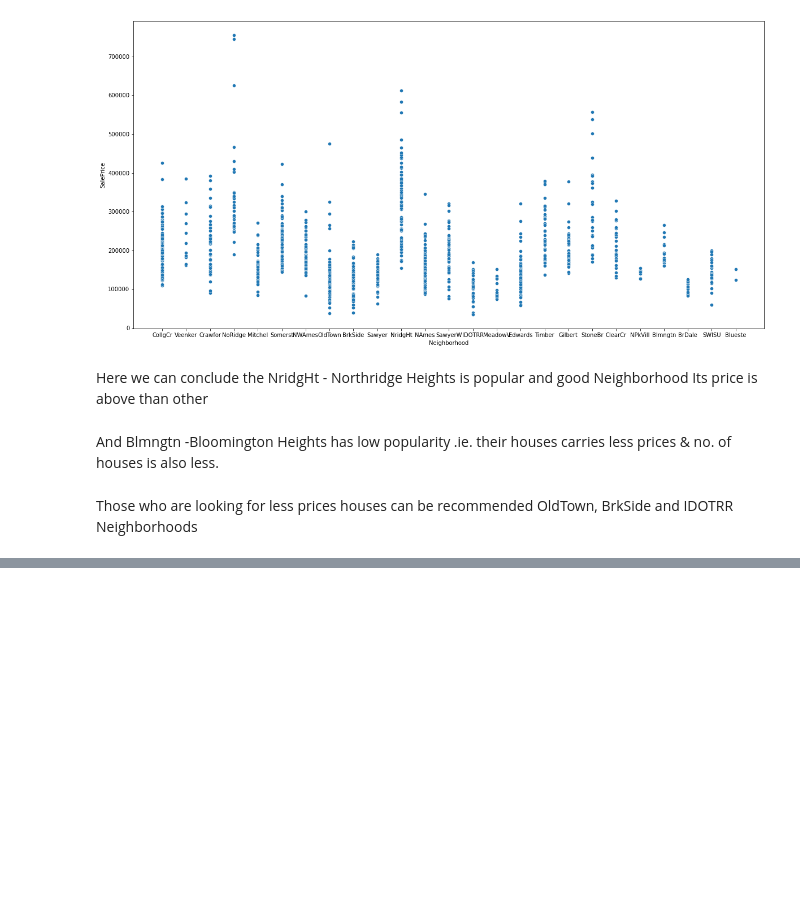
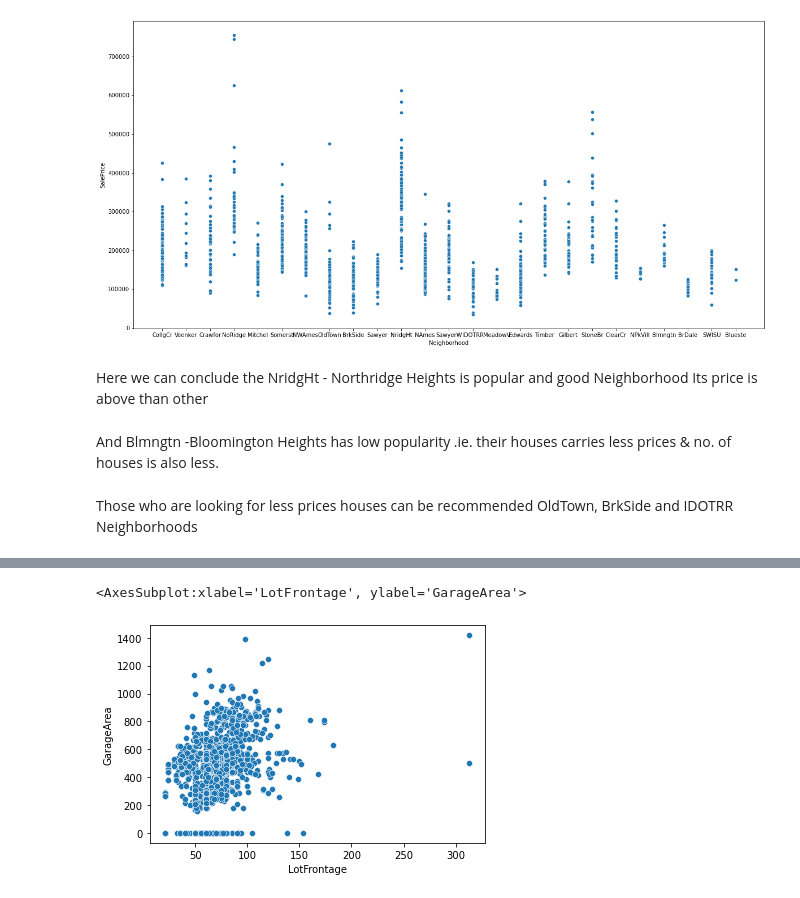
Before and after one commit to tosif91/machine_learning, a Jupyter notebook: basics/EDA_housing.ipynb, the cells around one changed output, grey strips where cells are left out. Cells and saved outputs as stored; diff of their text form; code cells hidden in the pictures; blank space fills up the shorter version.

```diff
--- a/basics/EDA_housing.ipynb
+++ b/basics/EDA_housing.ipynb
@@ -219,0 +229,5 @@ Those who are looking for less prices houses can be recommended OldTown, BrkSide
+# %%
+sns.scatterplot(x='LotFrontage',y='GarageArea',data=df)
+# %% [output]
+<AxesSubplot:xlabel='LotFrontage', ylabel='GarageArea'>
+[figure, added]
```
Also changed, not shown: parts of 5 cells of this notebook.
